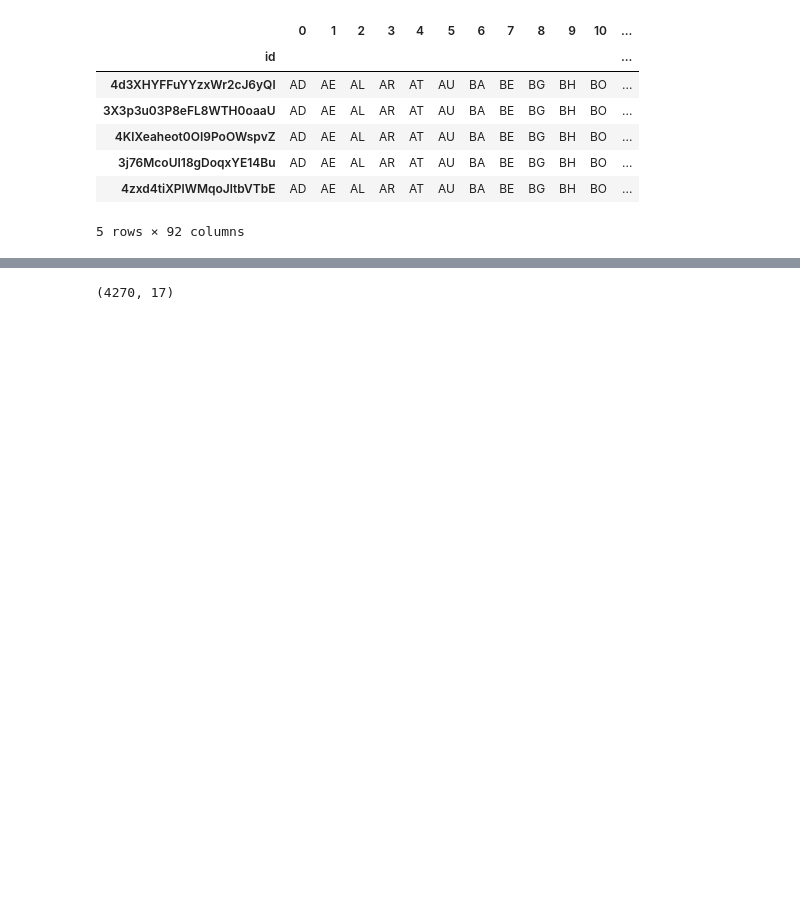
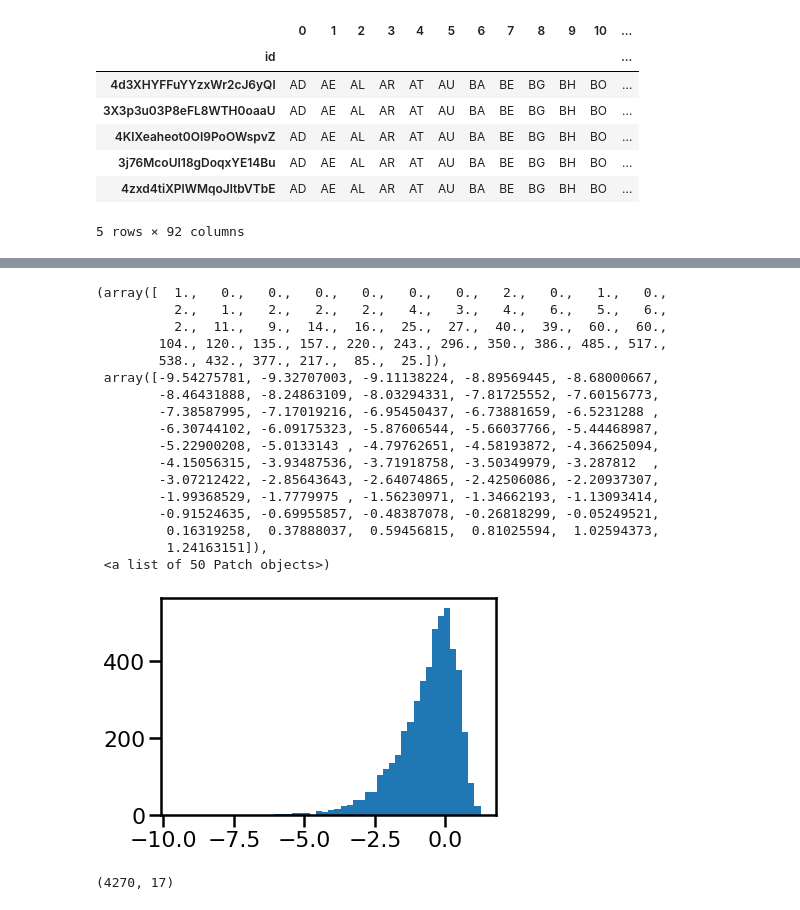
Before and after one commit to tincho-mehaudy/DMCyT, a Jupyter notebook: TP1_Consigna1.ipynb, the cells around one changed output, grey strips where cells are left out. Drawn from its saved outputs; the diff is of its cells as text; code cells hidden in the pictures; blank space fills up the shorter version.

```diff
--- a/TP1_Consigna1.ipynb
+++ b/TP1_Consigna1.ipynb
@@ -199,3 +205,26 @@ album.head()
+# %%
+x= np.random.randn(10000)
+x=np.log(x)
+plt.hist(x,50)
+# %% [output]
+(array([  1.,   0.,   0.,   0.,   0.,   0.,   0.,   2.,   0.,   1.,   0.,
+          2.,   1.,   2.,   2.,   2.,   4.,   3.,   4.,   6.,   5.,   6.,
+          2.,  11.,   9.,  14.,  16.,  25.,  27.,  40.,  39.,  60.,  60.,
+        104., 120., 135., 157., 220., 243., 296., 350., 386., 485., 517.,
+        538., 432., 377., 217.,  85.,  25.]),
+ array([-9.54275781, -9.32707003, -9.11138224, -8.89569445, -8.68000667,
+        -8.46431888, -8.24863109, -8.03294331, -7.81725552, -7.60156773,
+        -7.38587995, -7.17019216, -6.95450437, -6.73881659, -6.5231288 ,
+        -6.30744102, -6.09175323, -5.87606544, -5.66037766, -5.44468987,
+        -5.22900208, -5.0133143 , -4.79762651, -4.58193872, -4.36625094,
+        -4.15056315, -3.93487536, -3.71918758, -3.50349979, -3.287812  ,
+        -3.07212422, -2.85643643, -2.64074865, -2.42506086, -2.20937307,
+        -1.99368529, -1.7779975 , -1.56230971, -1.34662193, -1.13093414,
+        -0.91524635, -0.69955857, -0.48387078, -0.26818299, -0.05249521,
+         0.16319258,  0.37888037,  0.59456815,  0.81025594,  1.02594373,
+         1.24163151]),
+ <a list of 50 Patch objects>)
+[figure, added]
 # %%
 df_af.shape
 # %% [output]
```
Also changed, not shown: parts of 4 cells of this notebook.
